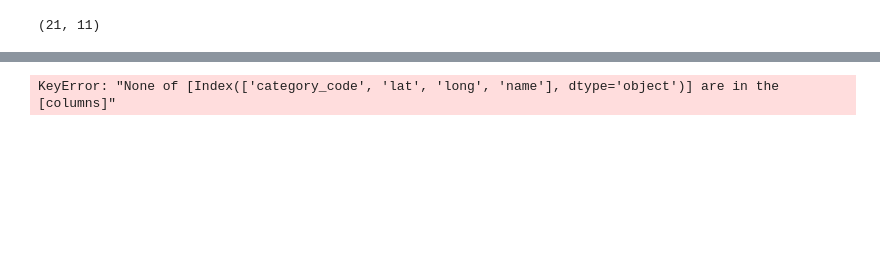
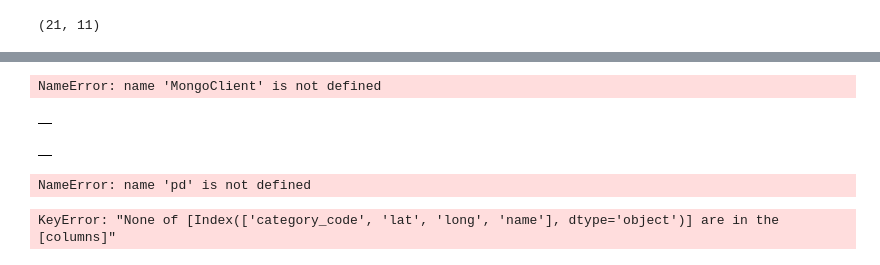
Before and after one commit to DavidR81/Mongo_Project, a Jupyter notebook: Main.ipynb, the cells around one changed output, grey strips where cells are left out. Drawn from its saved outputs; the diff is of its cells as text; code cells hidden in the pictures; blank space fills up the shorter version.

```diff
--- a/Main.ipynb
+++ b/Main.ipynb
@@ -233,8 +235,34 @@ Name: position, dtype: object
 df = df.drop('_id', axis=1)
 # %%
 df.to_json(r'./offices.json', orient="records")
+# %%
+client = MongoClient("mongodb://localhost:27017/")
+# %% [output]
+NameError: name 'MongoClient' is not defined
+# %%
+db = client.companies
+# %%
+colletion_companies = db.prueba
+# %%
+query = colletion_companies.find()
+# %%
+data = pd.DataFrame(query)
+# %%
+data.head()
+# %% [output]
+|  |
+# %%
+def geonear(geopoint, maxdistance=1000):
+   return db.prueba.find({
+       "position":{
+           "$near":{
+               "$geometry":geopoint,
+               "$maxDistance":maxdistance
+           }}})
+# %% [output]
+|  |
 # %%
-def getCompaniesNear(lat,long, max_meters=2000):
+def getofficesNear(lat,long, max_meters=5000):
     return list(db.companies_firstoffice.find({
         "position": {
             "$near": {
@@ -247,8 +275,11 @@ def getCompaniesNear(lat,long, max_meters=2000):
        }
     }))
 
-fifth_avenue = [40.7744089,-73.9678246]
-df_filtered = pd.DataFrame(getCompaniesNear(*fifth_avenue,5000))
+sf = [-122.07948, 37.392936]
+df_filtered = pd.DataFrame(getofficesNear(*sf,5000))
+df_filtered
+# %% [output]
+NameError: name 'pd' is not defined
 # %%
 m = df_filtered[["category_code","lat","long","name"]]
 m = m.append({
```
Also changed, not shown: parts of 6 cells of this notebook, 4 other files.
